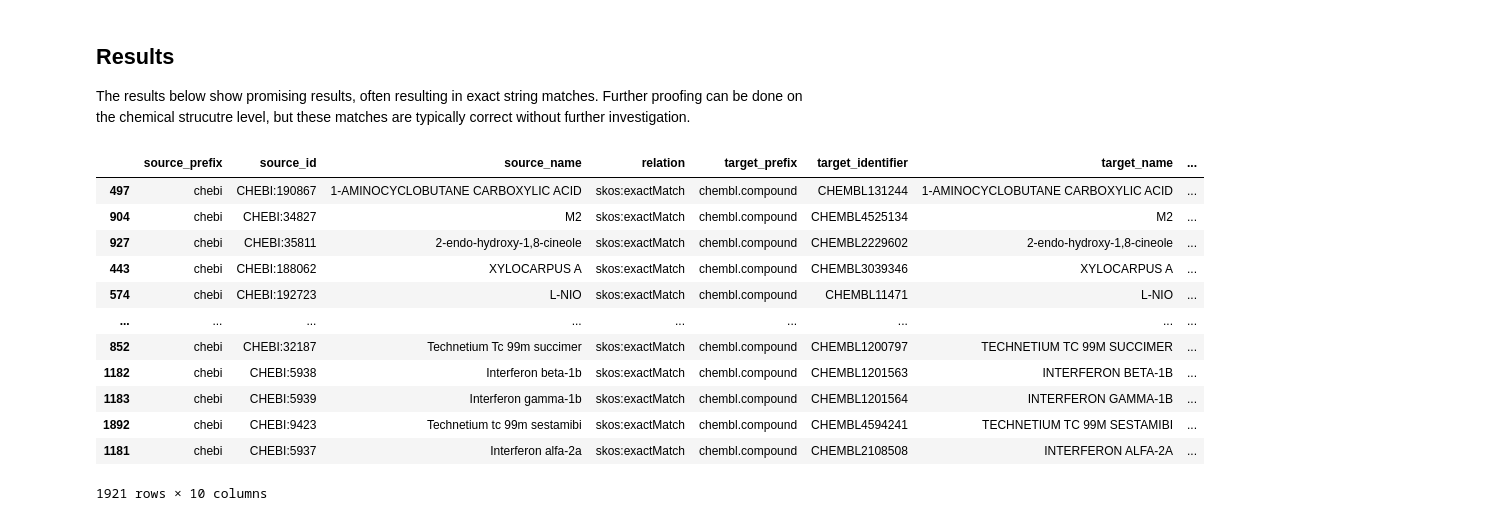
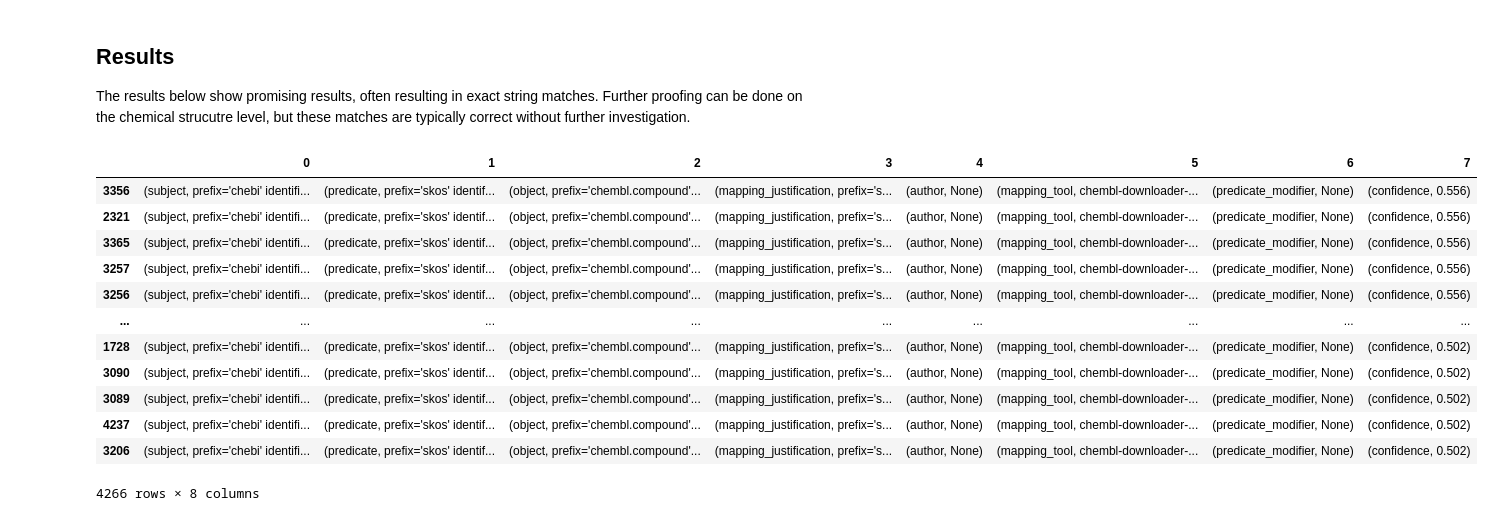
Before and after one commit to cthoyt/chembl-downloader, a Jupyter notebook: notebooks/chebi-mappings.ipynb, the cells around one changed output. Drawn from its saved outputs; the diff is of its cells as text; code cells hidden in the pictures.

Commit message:
Add paper and update notebooks (#19)

```diff
--- a/notebooks/chebi-mappings.ipynb
+++ b/notebooks/chebi-mappings.ipynb
@@ -85,6 +84,7 @@ chebi_df = pystow.ensure_csv(
         "sep": "\t",
         "encoding": "unicode_escape",
         "on_bad_lines": "skip",
+        "dtype": str,
     },
 )
 chebi_mappings = dict(
@@ -109,20 +109,20 @@ there are 4,041/39,230 (10.30%)  extra mappings from ChEBI
 
 First, we index the dataframe of molecules using [`gilda`](https://github.com/indralab/gilda), which implements a scored string matching algorithm.
 # %%
-terms = [
-    gilda.term.Term(
-        norm_text=normalize(name),
+literal_mappings = [
+    ssslm.LiteralMapping(
+        reference=curies.NamableReference(
+            prefix="chembl.compound",
+            identifier=identifier.strip(),
+            name=name,
+        ),
         text=name,
-        db="chembl.compound",
-        id=identifier,
-        entry_name=name,
-        status="name",
         source="chembl",
     )
     for identifier, name in tqdm(df.values, unit="term", unit_scale=True)
 ]
 
-grounder = gilda.grounder.Grounder(terms)
+grounder = ssslm.make_grounder(literal_mappings)
 # %% [markdown]
 Second, we use a utility function from [`biomappings`](https://github.com/biopragmatics/biomappings) that takes in three things:
 
@@ -134,10 +134,10 @@ Second, we use a utility function from [`biomappings`](https://github.com/biopra
 This function in turn relies on [`pyobo`](https://github.com/pyobo/pyobo) and will download/cache the [ChEBI ontology](https://obofoundry.org/ontology/chebi), so be patient on the first run.
 # %%
 prediction_tuples = list(
-    iter_prediction_tuples(
+    predict_lexical_mappings(
         prefix="chebi",
         grounder=grounder,
-        provenance="notebook",
+        provenance="chembl-downloader-repo",
     )
 )
 # %% [output]
@@ -150,20 +150,20 @@ Got 1,921 predictions
 ## Results
 
 The results below show promising results, often resulting in exact string matches. Further proofing can be done on the chemical strucutre level, but these matches are typically correct without further investigation.
-# %%
-predictions_df = pd.DataFrame(prediction_tuples).sort_values("confidence", ascending=False)
-predictions_df
-# %% [output]
-|  | source_prefix | source_id | source_name | relation | target_prefix | target_identifier | target_name | ... |
-| 497 | chebi | CHEBI:190867 | 1-AMINOCYCLOBUTANE CARBOXYLIC ACID | skos:exactMatch | chembl.compound | CHEMBL131244 | 1-AMINOCYCLOBUTANE CARBOXYLIC ACID | ... |
-| 904 | chebi | CHEBI:34827 | M2 | skos:exactMatch | chembl.compound | CHEMBL4525134 | M2 | ... |
-| 927 | chebi | CHEBI:35811 | 2-endo-hydroxy-1,8-cineole | skos:exactMatch | chembl.compound | CHEMBL2229602 | 2-endo-hydroxy-1,8-cineole | ... |
-| 443 | chebi | CHEBI:188062 | XYLOCARPUS A | skos:exactMatch | chembl.compound | CHEMBL3039346 | XYLOCARPUS A | ... |
-| 574 | chebi | CHEBI:192723 | L-NIO | skos:exactMatch | chembl.compound | CHEMBL11471 | L-NIO | ... |
-| ... | ... | ... | ... | ... | ... | ... | ... | ... |
-| 852 | chebi | CHEBI:32187 | Technetium Tc 99m succimer | skos:exactMatch | chembl.compound | CHEMBL1200797 | TECHNETIUM TC 99M SUCCIMER | ... |
-| 1182 | chebi | CHEBI:5938 | Interferon beta-1b | skos:exactMatch | chembl.compound | CHEMBL1201563 | INTERFERON BETA-1B | ... |
-| 1183 | chebi | CHEBI:5939 | Interferon gamma-1b | skos:exactMatch | chembl.compound | CHEMBL1201564 | INTERFERON GAMMA-1B | ... |
-| 1892 | chebi | CHEBI:9423 | Technetium tc 99m sestamibi | skos:exactMatch | chembl.compound | CHEMBL4594241 | TECHNETIUM TC 99M SESTAMIBI | ... |
-| 1181 | chebi | CHEBI:5937 | Interferon alfa-2a | skos:exactMatch | chembl.compound | CHEMBL2108508 | INTERFERON ALFA-2A | ... |
-1921 rows × 10 columns
+# %%
+predictions_df = pd.DataFrame(prediction_tuples)
+predictions_df.sort_values(7, ascending=False)
+# %% [output]
+|  | 0 | 1 | 2 | 3 | 4 | 5 | 6 | 7 |
+| 3356 | (subject, prefix='chebi' identifi... | (predicate, prefix='skos' identif... | (object, prefix='chembl.compound'... | (mapping_justification, prefix='s... | (author, None) | (mapping_tool, chembl-downloader-... | (predicate_modifier, None) | (confidence, 0.556) |
+| 2321 | (subject, prefix='chebi' identifi... | (predicate, prefix='skos' identif... | (object, prefix='chembl.compound'... | (mapping_justification, prefix='s... | (author, None) | (mapping_tool, chembl-downloader-... | (predicate_modifier, None) | (confidence, 0.556) |
+| 3365 | (subject, prefix='chebi' identifi... | (predicate, prefix='skos' identif... | (object, prefix='chembl.compound'... | (mapping_justification, prefix='s... | (author, None) | (mapping_tool, chembl-downloader-... | (predicate_modifier, None) | (confidence, 0.556) |
+| 3257 | (subject, prefix='chebi' identifi... | (predicate, prefix='skos' identif... | (object, prefix='chembl.compound'... | (mapping_justification, prefix='s... | (author, None) | (mapping_tool, chembl-downloader-... | (predicate_modifier, None) | (confidence, 0.556) |
+| 3256 | (subject, prefix='chebi' identifi... | (predicate, prefix='skos' identif... | (object, prefix='chembl.compound'... | (mapping_justification, prefix='s... | (author, None) | (mapping_tool, chembl-downloader-... | (predicate_modifier, None) | (confidence, 0.556) |
+| ... | ... | ... | ... | ... | ... | ... | ... | ... |
+| 1728 | (subject, prefix='chebi' identifi... | (predicate, prefix='skos' identif... | (object, prefix='chembl.compound'... | (mapping_justification, prefix='s... | (author, None) | (mapping_tool, chembl-downloader-... | (predicate_modifier, None) | (confidence, 0.502) |
+| 3090 | (subject, prefix='chebi' identifi... | (predicate, prefix='skos' identif... | (object, prefix='chembl.compound'... | (mapping_justification, prefix='s... | (author, None) | (mapping_tool, chembl-downloader-... | (predicate_modifier, None) | (confidence, 0.502) |
+| 3089 | (subject, prefix='chebi' identifi... | (predicate, prefix='skos' identif... | (object, prefix='chembl.compound'... | (mapping_justification, prefix='s... | (author, None) | (mapping_tool, chembl-downloader-... | (predicate_modifier, None) | (confidence, 0.502) |
+| 4237 | (subject, prefix='chebi' identifi... | (predicate, prefix='skos' identif... | (object, prefix='chembl.compound'... | (mapping_justification, prefix='s... | (author, None) | (mapping_tool, chembl-downloader-... | (predicate_modifier, None) | (confidence, 0.502) |
+| 3206 | (subject, prefix='chebi' identifi... | (predicate, prefix='skos' identif... | (object, prefix='chembl.compound'... | (mapping_justification, prefix='s... | (author, None) | (mapping_tool, chembl-downloader-... | (predicate_modifier, None) | (confidence, 0.502) |
+4266 rows × 8 columns
```
Also changed, not shown: parts of 10 cells of this notebook, 10 other files.
